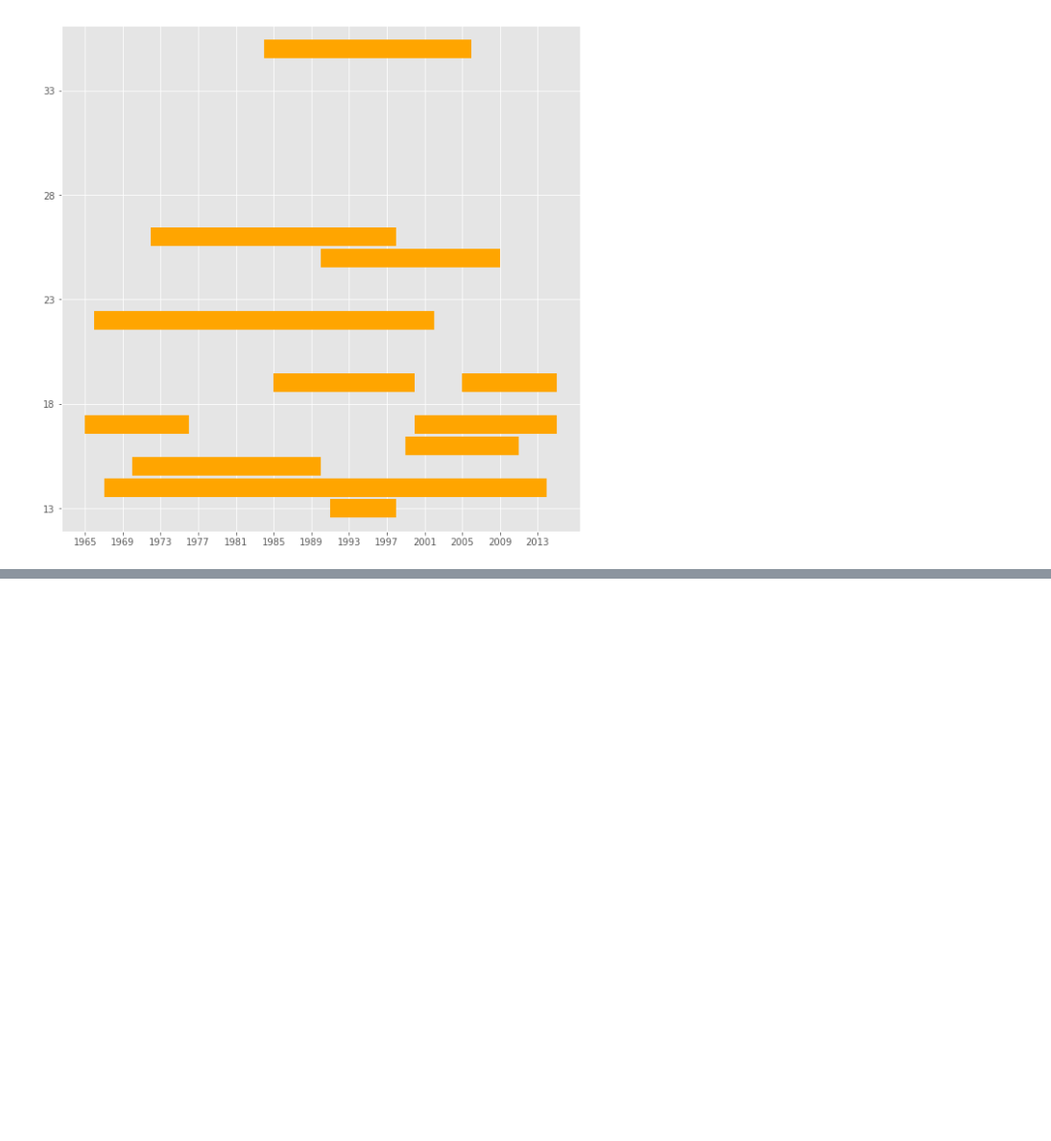
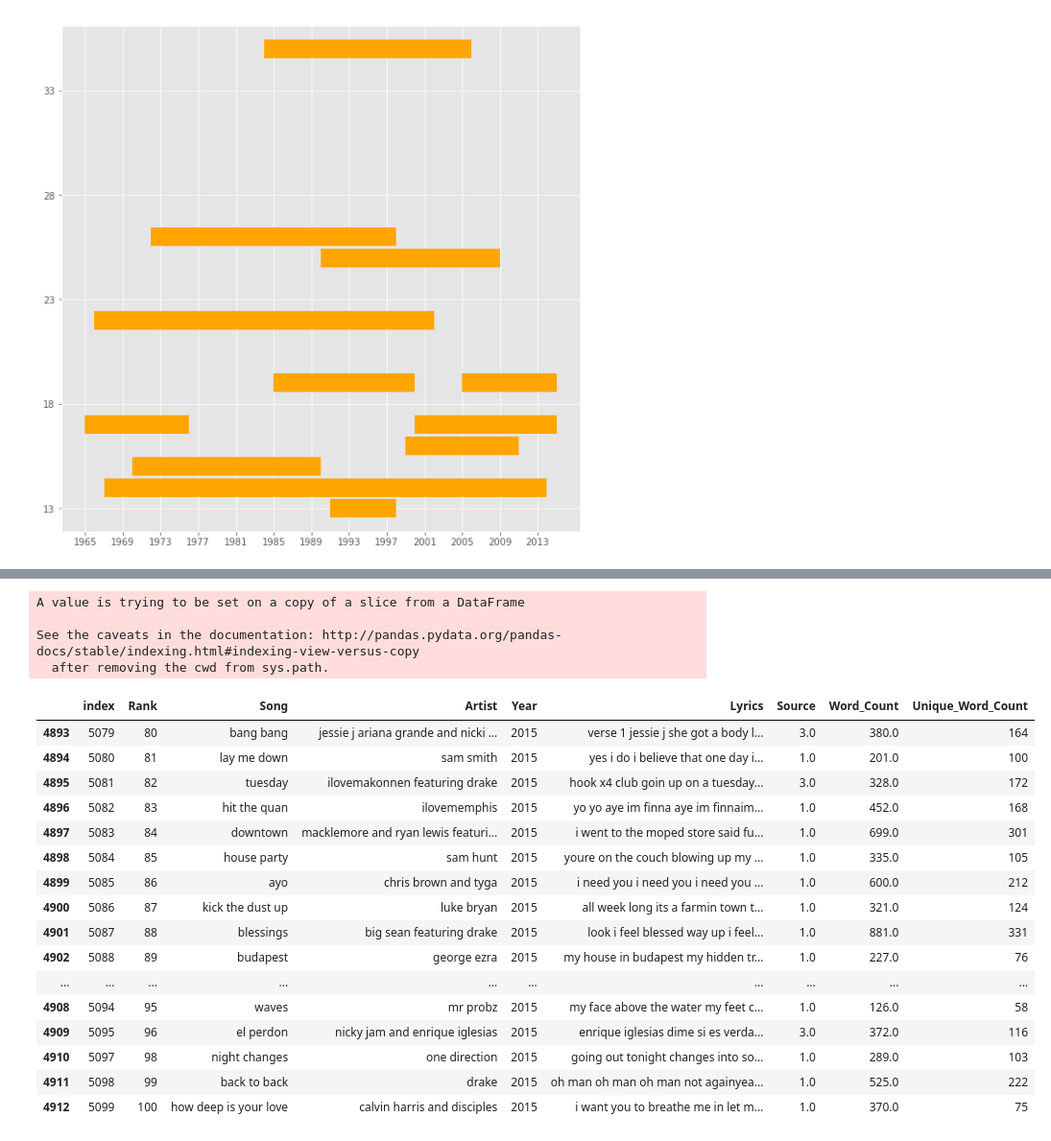
Before and after one commit to manulohiya/lyrics-billboard, a Jupyter notebook: notebooks/lyrics.ipynb, the cells around one changed output, grey strips where cells are left out. Shown at 96% size. Saved outputs shown, nothing was run; the diff lists cells and outputs as text; code cells hidden in the pictures; blank space fills up the shorter version.

```diff
--- a/notebooks/lyrics.ipynb
+++ b/notebooks/lyrics.ipynb
@@ -192,0 +217,14 @@ fig.savefig(path.join('..', 'assets', 'career_range.png'))
+# %%
+def unique_count(lyrics):
+    count = 0
+    words = lyrics.split(" ")
+    unique_words =[]
+    for word in words:
+        if word not in unique_words:
+            if word:
+                unique_words.append(word)
+
+#     print "words:", words
+#     print "unique words:", unique_words
+#     print "count", len(unique_words)
+    return len(unique_words)
@@ -192,0 +277,29 @@ fig.savefig(path.join('..', 'assets', 'career_range.png'))
+# %%
+i = 0
+for i in range(new_length):
+    uniqueCount = unique_count(df_new.Lyrics[i])
+    df_new.Unique_Word_Count[i] = uniqueCount
+
+df_new.tail(20)
+# %% [output]
+A value is trying to be set on a copy of a slice from a DataFrame
+
+See the caveats in the documentation: http://pandas.pydata.org/pandas-docs/stable/indexing.html#indexing-view-versus-copy
+  after removing the cwd from sys.path.
+|  | index | Rank | Song | Artist | Year | Lyrics | Source | Word_Count | Unique_Word_Count |
+| 4893 | 5079 | 80 | bang bang | jessie j ariana grande and nicki ... | 2015 | verse 1 jessie j she got a body l... | 3.0 | 380.0 | 164 |
+| 4894 | 5080 | 81 | lay me down | sam smith | 2015 | yes i do i believe that one day i... | 1.0 | 201.0 | 100 |
+| 4895 | 5081 | 82 | tuesday | ilovemakonnen featuring drake | 2015 | hook x4 club goin up on a tuesday... | 3.0 | 328.0 | 172 |
+| 4896 | 5082 | 83 | hit the quan | ilovememphis | 2015 | yo yo aye im finna aye im finnaim... | 1.0 | 452.0 | 168 |
+| 4897 | 5083 | 84 | downtown | macklemore and ryan lewis featuri... | 2015 | i went to the moped store said fu... | 1.0 | 699.0 | 301 |
+| 4898 | 5084 | 85 | house party | sam hunt | 2015 | youre on the couch blowing up my ... | 1.0 | 335.0 | 105 |
+| 4899 | 5085 | 86 | ayo | chris brown and tyga | 2015 | i need you i need you i need you ... | 1.0 | 600.0 | 212 |
+| 4900 | 5086 | 87 | kick the dust up | luke bryan | 2015 | all week long its a farmin town t... | 1.0 | 321.0 | 124 |
+| 4901 | 5087 | 88 | blessings | big sean featuring drake | 2015 | look i feel blessed way up i feel... | 1.0 | 881.0 | 331 |
+| 4902 | 5088 | 89 | budapest | george ezra | 2015 | my house in budapest my hidden tr... | 1.0 | 227.0 | 76 |
+| ... | ... | ... | ... | ... | ... | ... | ... | ... | ... |
+| 4908 | 5094 | 95 | waves | mr probz | 2015 | my face above the water my feet c... | 1.0 | 126.0 | 58 |
+| 4909 | 5095 | 96 | el perdon | nicky jam and enrique iglesias | 2015 | enrique iglesias dime si es verda... | 3.0 | 372.0 | 116 |
+| 4910 | 5097 | 98 | night changes | one direction | 2015 | going out tonight changes into so... | 1.0 | 289.0 | 103 |
+| 4911 | 5098 | 99 | back to back | drake | 2015 | oh man oh man oh man not againyea... | 1.0 | 525.0 | 222 |
+| 4912 | 5099 | 100 | how deep is your love | calvin harris and disciples | 2015 | i want you to breathe me in let m... | 1.0 | 370.0 | 75 |
```
Also changed, not shown: parts of 17 cells of this notebook, 6 other files.
